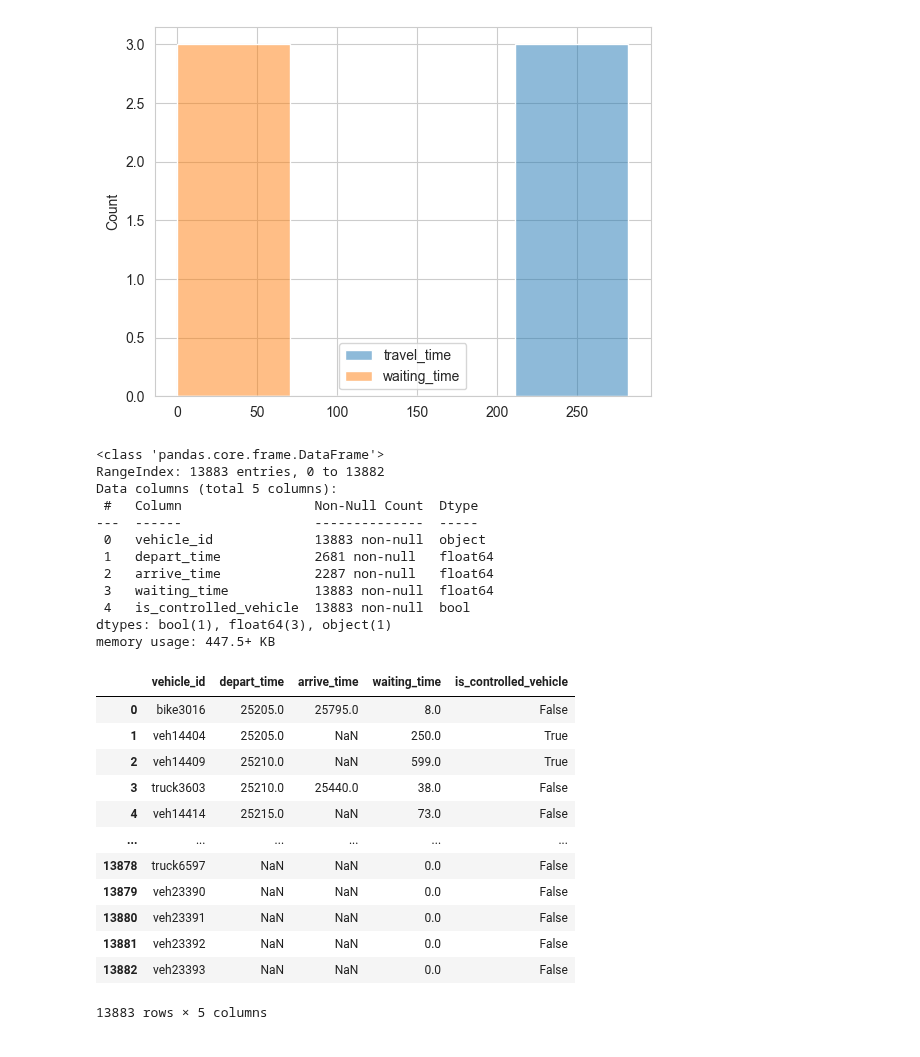
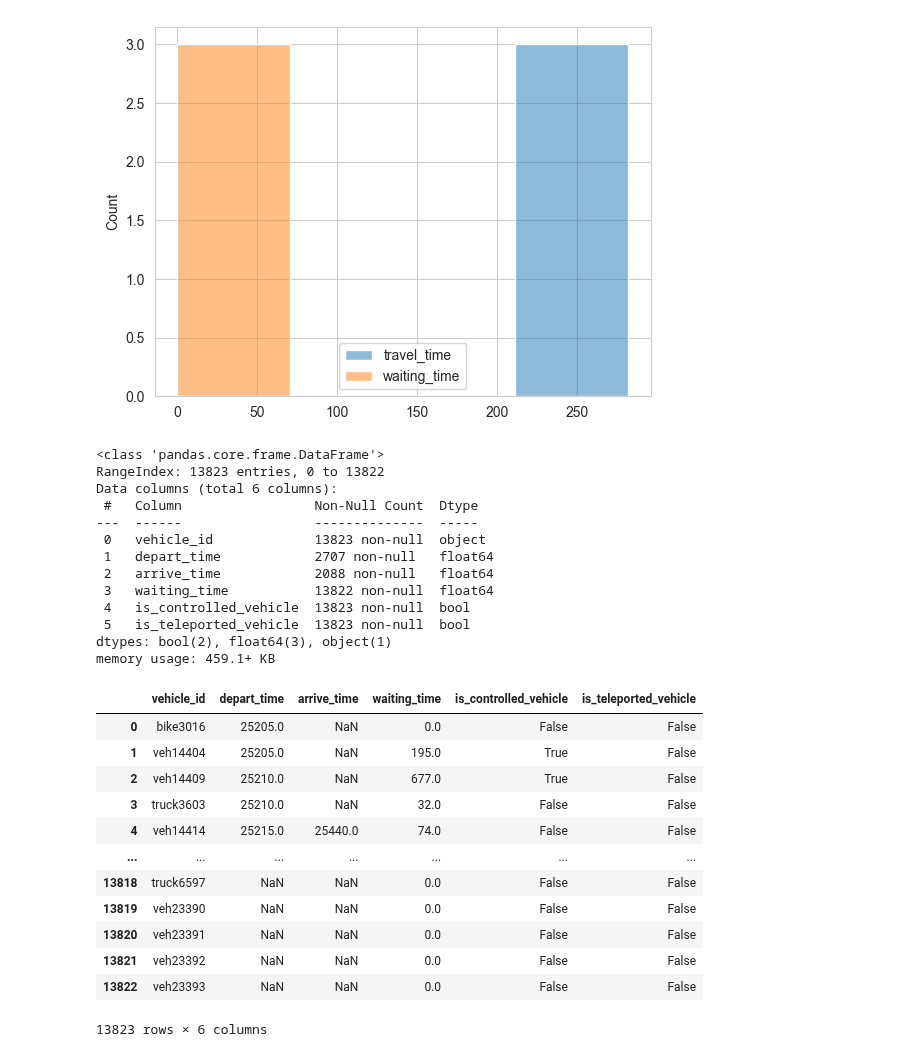
Before and after one commit to karstenk9/rl_traffic_signal_optimization, a Jupyter notebook: Test.ipynb, the cells around one changed output. Saved outputs shown, nothing was run; the diff lists cells and outputs as text; code cells hidden in the pictures.

```diff
--- a/Test.ipynb
+++ b/Test.ipynb
@@ -59,34 +56,35 @@ sns.histplot(only_controlled)
 <Axes: ylabel='Count'>
 [figure]
 # %%
-df = pd.read_csv("src/experiments/diff-waiting-time100-vehicle-times.csv")
-df.info()
+vehicle_info = pd.read_csv("src/experiments/diff-waiting-time100-vehicle-times.csv")
+vehicle_info.info()
 # %% [output]
 <class 'pandas.core.frame.DataFrame'>
-RangeIndex: 13883 entries, 0 to 13882
-Data columns (total 5 columns):
+RangeIndex: 13823 entries, 0 to 13822
+Data columns (total 6 columns):
  #   Column                 Non-Null Count  Dtype
 ---  ------                 --------------  -----
- 0   vehicle_id             13883 non-null  object
- 1   depart_time            2681 non-null   float64
- 2   arrive_time            2287 non-null   float64
- 3   waiting_time           13883 non-null  float64
- 4   is_controlled_vehicle  13883 non-null  bool
-dtypes: bool(1), float64(3), object(1)
-memory usage: 447.5+ KB
+ 0   vehicle_id             13823 non-null  object
+ 1   depart_time            2707 non-null   float64
+ 2   arrive_time            2088 non-null   float64
+ 3   waiting_time           13822 non-null  float64
+ 4   is_controlled_vehicle  13823 non-null  bool
+ 5   is_teleported_vehicle  13823 non-null  bool
+dtypes: bool(2), float64(3), object(1)
+memory usage: 459.1+ KB
-# %%
-df
-# %% [output]
-|  | vehicle_id | depart_time | arrive_time | waiting_time | is_controlled_vehicle |
-| 0 | bike3016 | 25205.0 | 25795.0 | 8.0 | False |
-| 1 | veh14404 | 25205.0 | NaN | 250.0 | True |
-| 2 | veh14409 | 25210.0 | NaN | 599.0 | True |
-| 3 | truck3603 | 25210.0 | 25440.0 | 38.0 | False |
-| 4 | veh14414 | 25215.0 | NaN | 73.0 | False |
-| ... | ... | ... | ... | ... | ... |
-| 13878 | truck6597 | NaN | NaN | 0.0 | False |
-| 13879 | veh23390 | NaN | NaN | 0.0 | False |
-| 13880 | veh23391 | NaN | NaN | 0.0 | False |
-| 13881 | veh23392 | NaN | NaN | 0.0 | False |
-| 13882 | veh23393 | NaN | NaN | 0.0 | False |
-13883 rows × 5 columns
+# %%
+vehicle_info
+# %% [output]
+|  | vehicle_id | depart_time | arrive_time | waiting_time | is_controlled_vehicle | is_teleported_vehicle |
+| 0 | bike3016 | 25205.0 | NaN | 0.0 | False | False |
+| 1 | veh14404 | 25205.0 | NaN | 195.0 | True | False |
+| 2 | veh14409 | 25210.0 | NaN | 677.0 | True | False |
+| 3 | truck3603 | 25210.0 | NaN | 32.0 | False | False |
+| 4 | veh14414 | 25215.0 | 25440.0 | 74.0 | False | False |
+| ... | ... | ... | ... | ... | ... | ... |
+| 13818 | truck6597 | NaN | NaN | 0.0 | False | False |
+| 13819 | veh23390 | NaN | NaN | 0.0 | False | False |
+| 13820 | veh23391 | NaN | NaN | 0.0 | False | False |
+| 13821 | veh23392 | NaN | NaN | 0.0 | False | False |
+| 13822 | veh23393 | NaN | NaN | 0.0 | False | False |
+13823 rows × 6 columns
```
Also changed, not shown: parts of 4 cells of this notebook, 1 other file.
